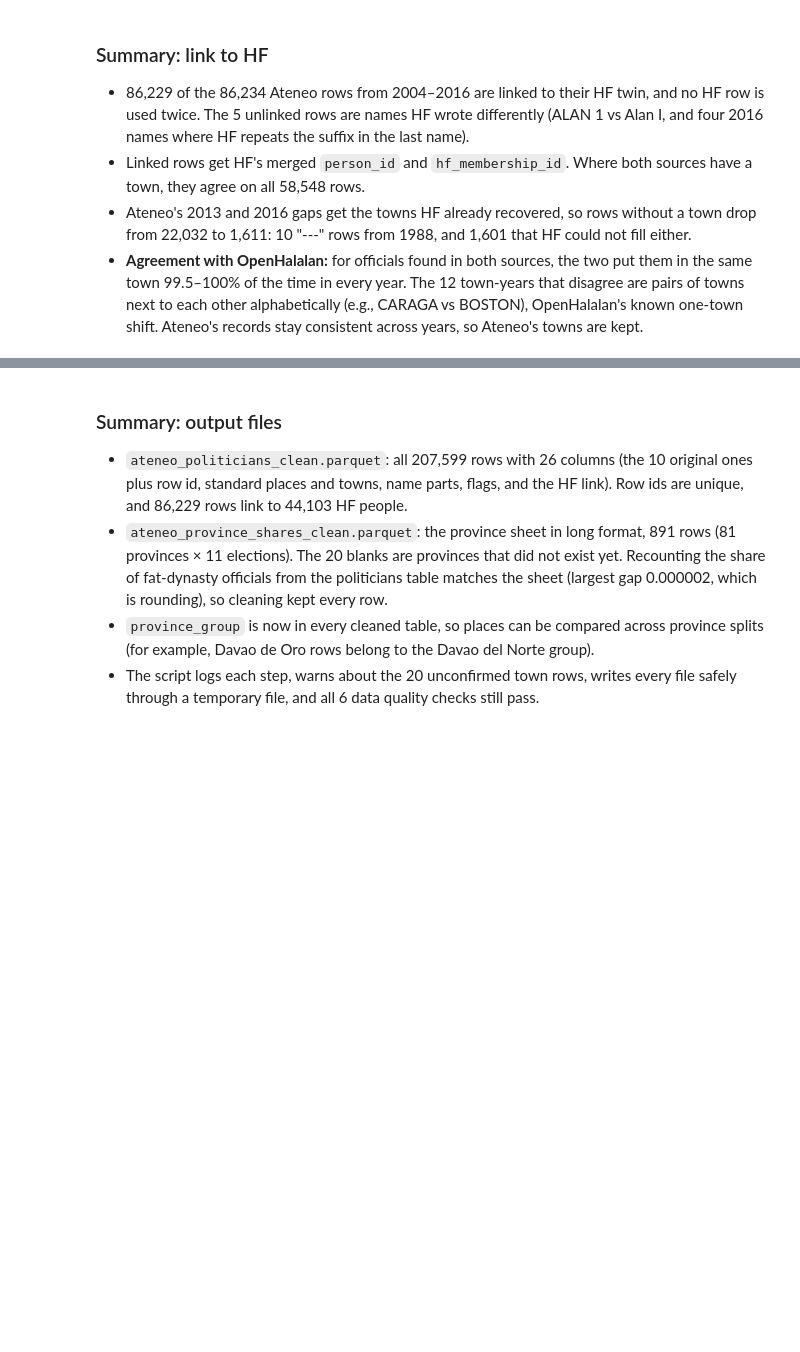
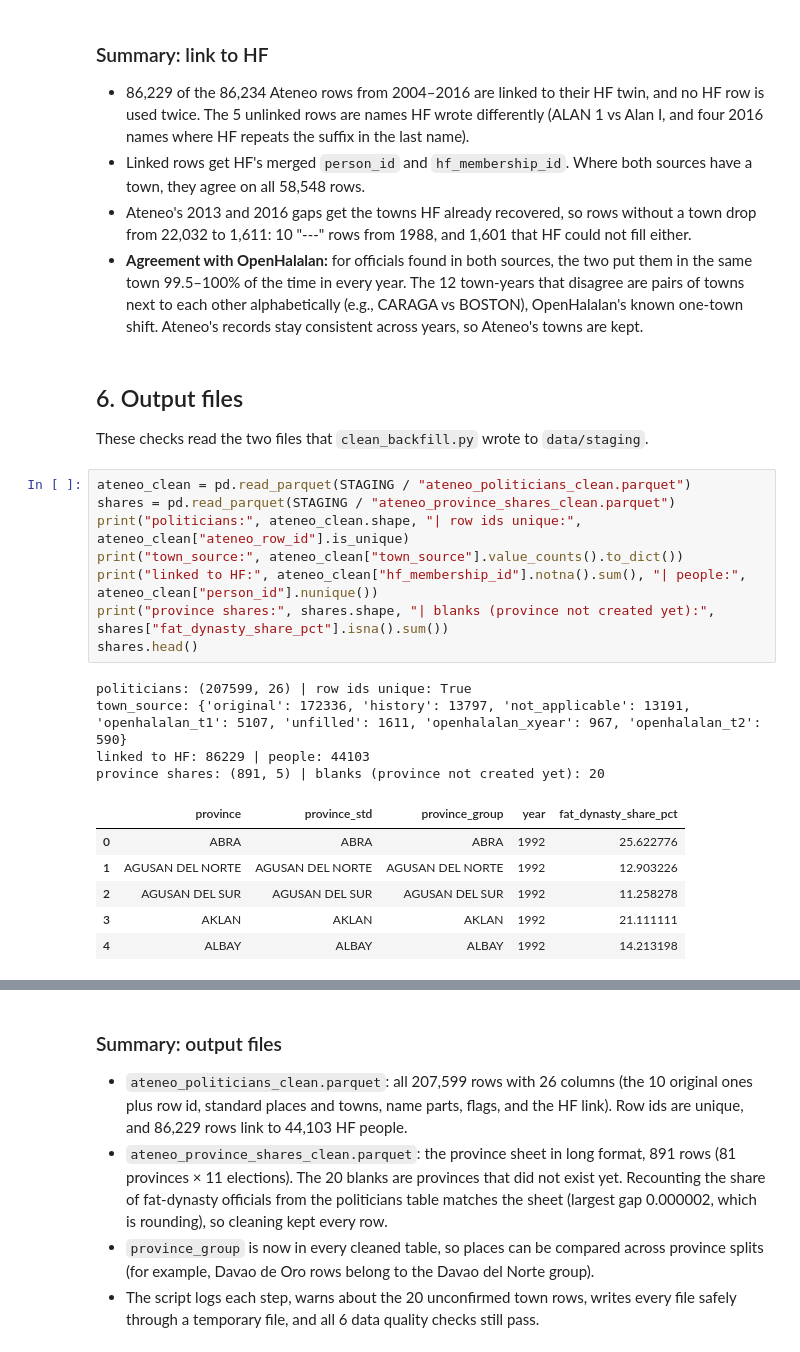
Before and after one commit to SrPenguin000/ph-political-dynasty-project, a Jupyter notebook: notebooks/07_ateneo_cleaning.ipynb, the cells around one changed output, grey strips where cells are left out. Saved outputs shown, nothing was run; the diff lists cells and outputs as text; blank space fills up the shorter version.

Commit message:
Task 6: update docs, add output checks to notebook 07, refresh counts in notebook 01

```diff
--- a/notebooks/07_ateneo_cleaning.ipynb
+++ b/notebooks/07_ateneo_cleaning.ipynb
@@ -534,3 +536,26 @@ by_town[(by_town["agree"] < 0.5) & (by_town["officials"] >= 3)]
 - Linked rows get HF's merged `person_id` and `hf_membership_id`. Where both sources have a town, they agree on all 58,548 rows.
 - Ateneo's 2013 and 2016 gaps get the towns HF already recovered, so rows without a town drop from 22,032 to 1,611: 10 "---" rows from 1988, and 1,601 that HF could not fill either.
 - **Agreement with OpenHalalan:** for officials found in both sources, the two put them in the same town 99.5–100% of the time in every year. The 12 town-years that disagree are pairs of towns next to each other alphabetically (e.g., CARAGA vs BOSTON), OpenHalalan's known one-town shift. Ateneo's records stay consistent across years, so Ateneo's towns are kept.
+# %% [markdown]
+## 6. Output files
+
+These checks read the two files that `clean_backfill.py` wrote to `data/staging`.
+# %%
+ateneo_clean = pd.read_parquet(STAGING / "ateneo_politicians_clean.parquet")
+shares = pd.read_parquet(STAGING / "ateneo_province_shares_clean.parquet")
+print("politicians:", ateneo_clean.shape, "| row ids unique:", ateneo_clean["ateneo_row_id"].is_unique)
+print("town_source:", ateneo_clean["town_source"].value_counts().to_dict())
+print("linked to HF:", ateneo_clean["hf_membership_id"].notna().sum(), "| people:", ateneo_clean["person_id"].nunique())
+print("province shares:", shares.shape, "| blanks (province not created yet):", shares["fat_dynasty_share_pct"].isna().sum())
+shares.head()
+# %% [output]
+politicians: (207599, 26) | row ids unique: True
+town_source: {'original': 172336, 'history': 13797, 'not_applicable': 13191, 'openhalalan_t1': 5107, 'unfilled': 1611, 'openhalalan_xyear': 967, 'openhalalan_t2': 590}
+linked to HF: 86229 | people: 44103
+province shares: (891, 5) | blanks (province not created yet): 20
+|  | province | province_std | province_group | year | fat_dynasty_share_pct |
+| 0 | ABRA | ABRA | ABRA | 1992 | 25.622776 |
+| 1 | AGUSAN DEL NORTE | AGUSAN DEL NORTE | AGUSAN DEL NORTE | 1992 | 12.903226 |
+| 2 | AGUSAN DEL SUR | AGUSAN DEL SUR | AGUSAN DEL SUR | 1992 | 11.258278 |
+| 3 | AKLAN | AKLAN | AKLAN | 1992 | 21.111111 |
+| 4 | ALBAY | ALBAY | ALBAY | 1992 | 14.213198 |
```
Also changed, not shown: parts of 3 cells of this notebook, 2 other files.
